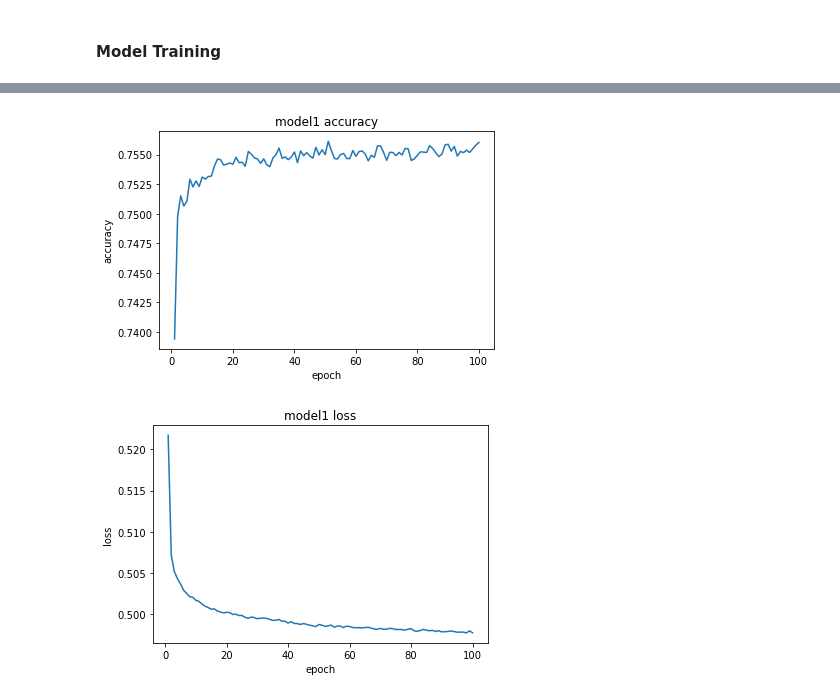
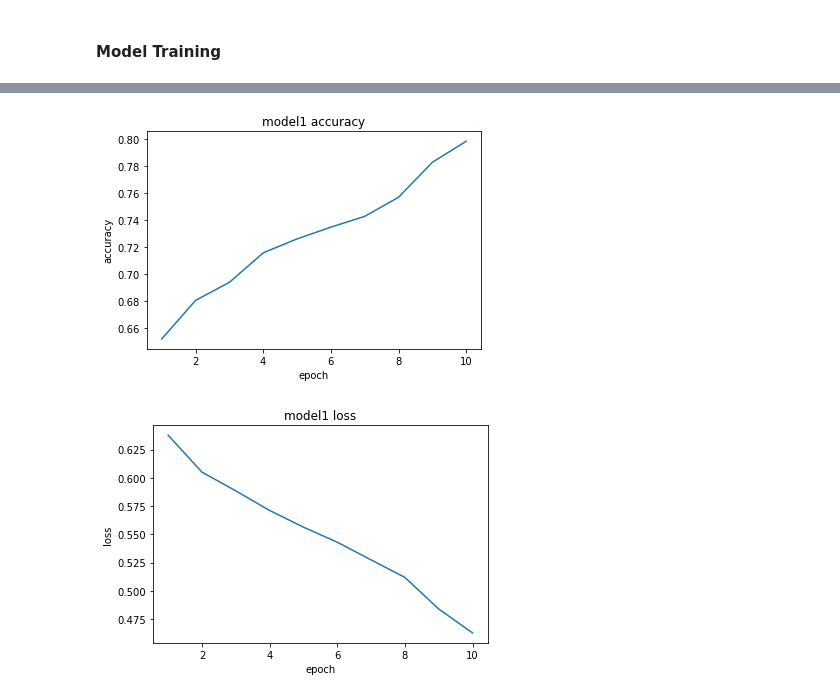
Before and after one commit to LIKKI16/AI_FinalProject, a Jupyter notebook: AI_Final.ipynb, the cells around one changed output, grey strips where cells are left out. Saved outputs shown, nothing was run; the diff lists cells and outputs as text; code cells hidden in the pictures.

```diff
--- a/AI_Final.ipynb
+++ b/AI_Final.ipynb
@@ -273,8 +177,7 @@ def z_score_normalization(column_name):
-# %%
-# Iterates over all the continuous columns and applies z_score_normalization to each column
-for column_name in numerical_columns:
-    if column_name != "Diabetes":
-        data_frame[column_name] = z_score_normalization(column_name=column_name)
+# %%
+for column_name in data_frame.columns:
+    if column_name!="target":
+        data_frame[column_name] = normalization(data_frame, column_name)
 # %% [markdown]
 #### Descriptive statisctics after normalization
 # %%
@@ -395,11 +299,11 @@ plt.show()
 model1 = Sequential()
 
 # Let's add dense layer to the model network
-model1.add(Dense(16, input_dim=data_frame.shape[1] - 1, activation="relu"))
-model1.add(Dense(8, activation = "relu"))
+model1.add(Dense(8, input_dim=data_frame.shape[1] - 1, activation="tanh"))
+model1.add(Dense(4, activation = "tanh"))
 model1.add(Dense(1, activation = "sigmoid"))
 # %%
 model1.compile(loss="binary_crossentropy", optimizer="adam", metrics=["accuracy"])
 # %%
-history1 = model1.fit(x_data, y_data, epochs=100, verbose=1)
+history1 = model1.fit(x_data, y_data, epochs=10, verbose=1)
 # %% [output]
@@ -423,20 +330,19 @@ Epoch 100/100
 # %%
-
-
-sns.lineplot(x=x, y=history1.history['accuracy'])
+x1=np.arange(1,11)
+sns.lineplot(x=x1, y=history1.history['accuracy'])
 plt.title('model1 accuracy')
 plt.xlabel('epoch')
 plt.ylabel('accuracy')
 plt.show()
 
-sns.lineplot(x=x, y=history1.history['loss'])
+sns.lineplot(x=x1, y=history1.history['loss'])
 plt.title('model1 loss')
 plt.xlabel('epoch')
 plt.ylabel('loss')
 plt.show()
 # %% [output]
-[figure, old version]
+[figure, new version]
-[figure, old version]
+[figure, new version]
 # %%
 # Let's create a keras sequential model
 model2 = Sequential()
```
Also changed, not shown: parts of 123 cells of this notebook, 1 other file.
